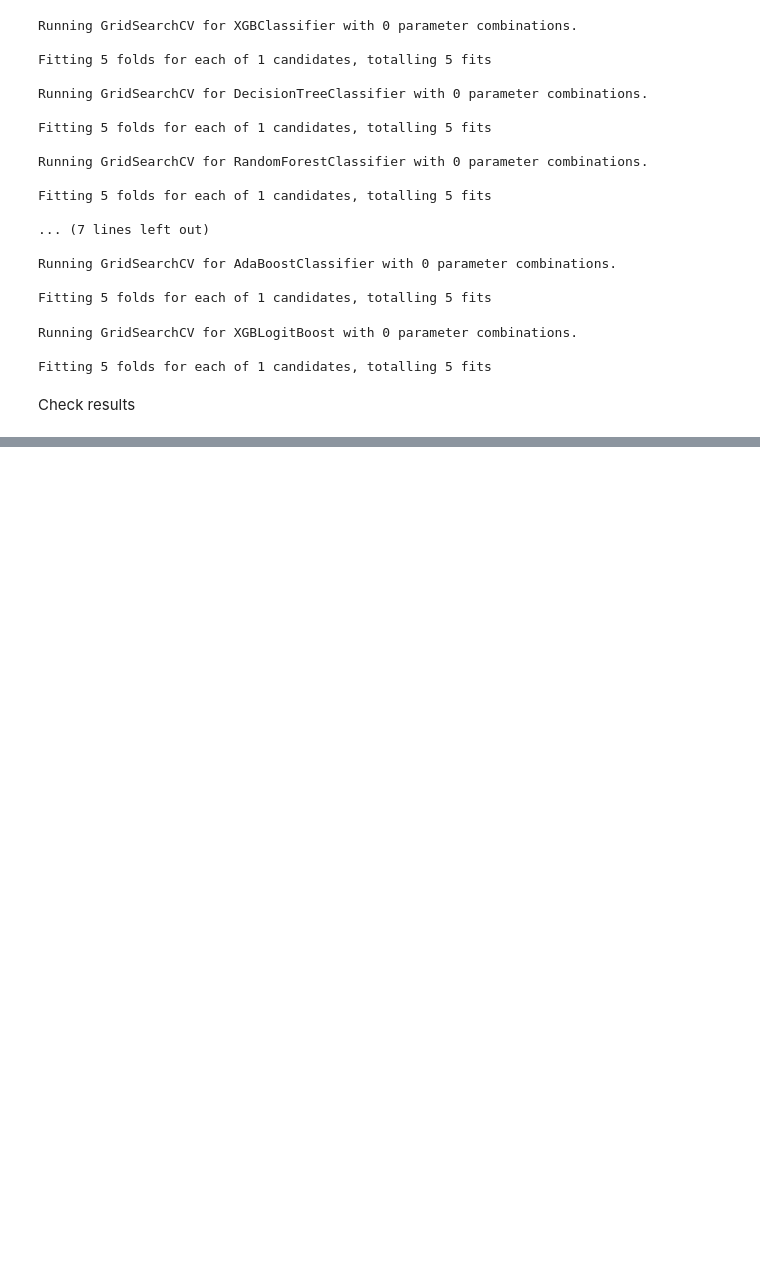
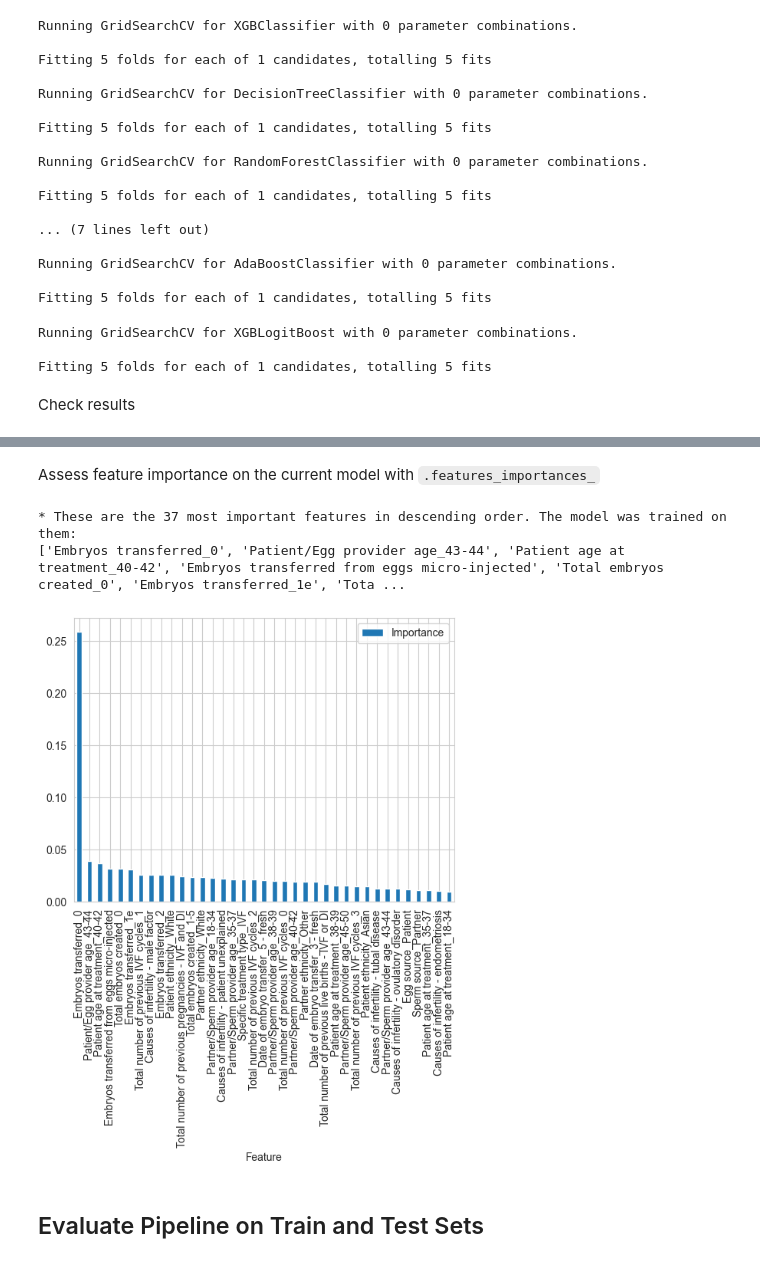
Before and after one commit to pswhdev/ivf-success-predictor, a Jupyter notebook: jupyter_notebooks/05 - Modeling and Evaluation Predict Success.ipynb, the cells around one changed output, grey strips where cells are left out. Saved outputs shown, nothing was run; the diff lists cells and outputs as text; code cells hidden in the pictures; blank space fills up the shorter version.

```diff
--- a/jupyter_notebooks/05 - Modeling and Evaluation Predict Success.ipynb
+++ b/jupyter_notebooks/05 - Modeling and Evaluation Predict Success.ipynb
@@ -855,0 +849,5 @@ Evaluate the results of all tested models using standard Hyperparameters and ass
+# %%
+print(y_train.value_counts())
+
+search = HyperparameterOptimizationSearch(models=models_search, params=params_search)
+search.fit(X_train, y_train, cv=5, n_jobs=-1, scoring=scoring, refit='f1')
@@ -855,0 +864,3 @@ Evaluate the results of all tested models using standard Hyperparameters and ass
+# %%
+grid_search_summary, grid_search_pipelines = search.score_summary(sort_by='f1', scoring=scoring)
+grid_search_summary
@@ -855,0 +883,3 @@ Evaluate the results of all tested models using standard Hyperparameters and ass
+# %%
+best_model = grid_search_summary.iloc[0,0]
+best_model
@@ -855,0 +902,3 @@ Evaluate the results of all tested models using standard Hyperparameters and ass
+# %%
+pipeline_clf = grid_search_pipelines[best_model].best_estimator_
+pipeline_clf
@@ -856,2 +924,30 @@ Evaluate the results of all tested models using standard Hyperparameters and ass
+# %% [markdown]
+Assess feature importance on the current model with `.features_importances_`
+# %%
+# create DataFrame to display feature importance
+df_feature_importance = pd.DataFrame(
+    data={
+        "Feature": X_train.columns[pipeline_clf["feat_selection"].get_support()],
+        "Importance": pipeline_clf["model"].feature_importances_,
+    }
+).sort_values(by="Importance", ascending=False)
+
+# re-assign best_features order
+best_features = df_feature_importance["Feature"].to_list()
+
+# Most important features statement and plot
+print(
+    f"* These are the {len(best_features)} most important features in descending order. "
+    f"The model was trained on them: \n{df_feature_importance['Feature'].to_list()}"
+)
+
+df_feature_importance.plot(kind="bar", x="Feature", y="Importance")
+plt.show()
+# %% [output]
+* These are the 37 most important features in descending order. The model was trained on them:
+['Embryos transferred_0', 'Patient/Egg provider age_43-44', 'Patient age at treatment_40-42', 'Embryos transferred from eggs micro-injected', 'Total embryos created_0', 'Embryos transferred_1e', 'Tota ...
+[figure, added]
+# %% [markdown]
+## Evaluate Pipeline on Train and Test Sets
 # %%
 from sklearn.metrics import classification_report, confusion_matrix
```
Also changed, not shown: parts of 22 cells of this notebook, 3 other files.
